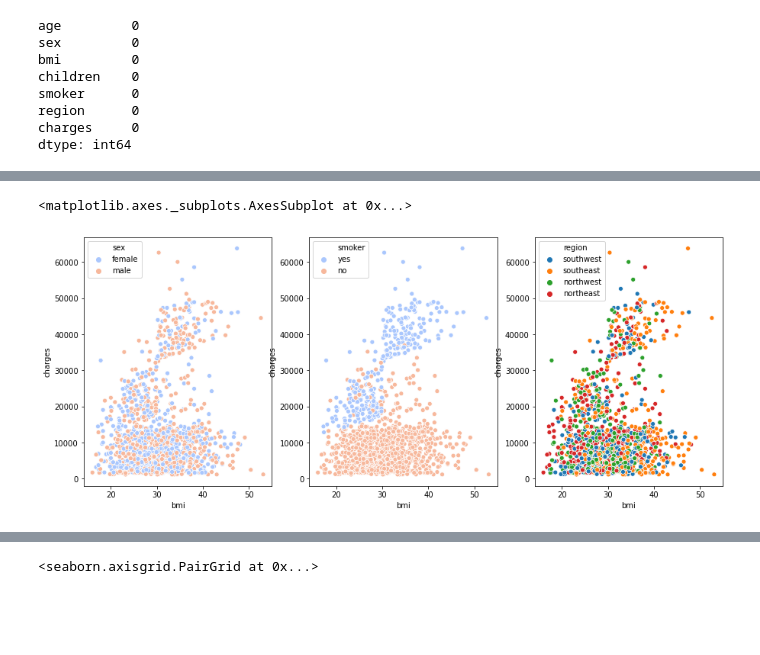
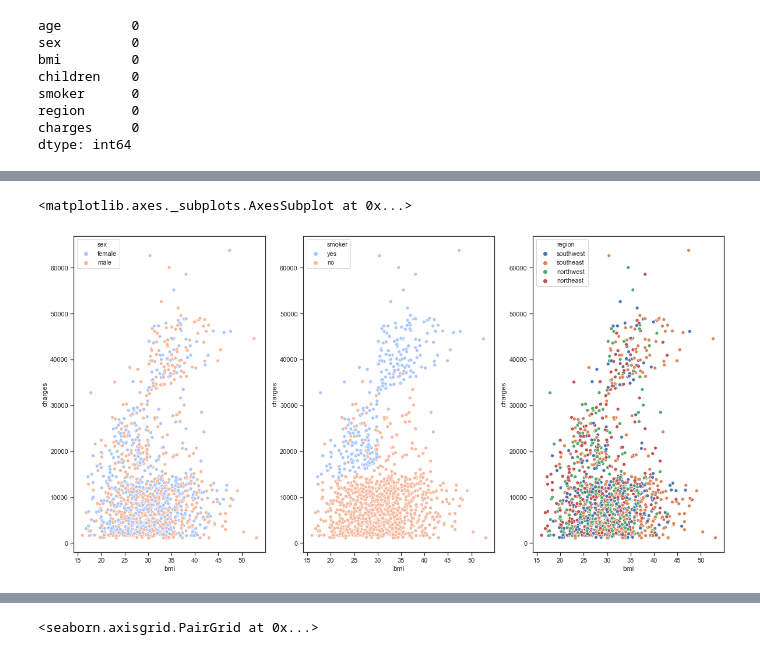
Before and after one commit to dhimantj/ML-Projects, a Jupyter notebook: 1_Linear Regression Projects/Linear Regression - insurance data - Portfolio - James Odendal, PhD.ipynb, the cells around one changed output, grey strips where cells are left out. Cells and saved outputs as stored; diff of their text form; code cells hidden in the pictures; blank space fills up the shorter version.

```diff
--- a/1_Linear Regression Projects/Linear Regression - insurance data - Portfolio - James Odendal, PhD.ipynb
+++ b/1_Linear Regression Projects/Linear Regression - insurance data - Portfolio - James Odendal, PhD.ipynb
@@ -122,8 +173,8 @@ insdf.plot(kind='hist', y='charges', ax=axes[1][1], color = 'green', bins = 45)
 # %%
-fig, axes = plt.subplots(ncols = 3, figsize = (15,6), squeeze=True)
+fig, axes = plt.subplots(ncols = 3, figsize = (20,10), squeeze=True)
 sns.scatterplot(x='bmi', y='charges', ax=axes[0], data=insdf,hue='sex', palette='coolwarm')
 sns.scatterplot(x='bmi', y='charges', ax=axes[1], data=insdf,hue='smoker', palette='coolwarm')
 sns.scatterplot(x='bmi', y='charges', ax=axes[2], data=insdf,hue='region')
 # %% [output]
 <matplotlib.axes._subplots.AxesSubplot at 0x...>
-[figure, old version]
+[figure, new version]
```
Also changed, not shown: parts of 54 cells of this notebook.
